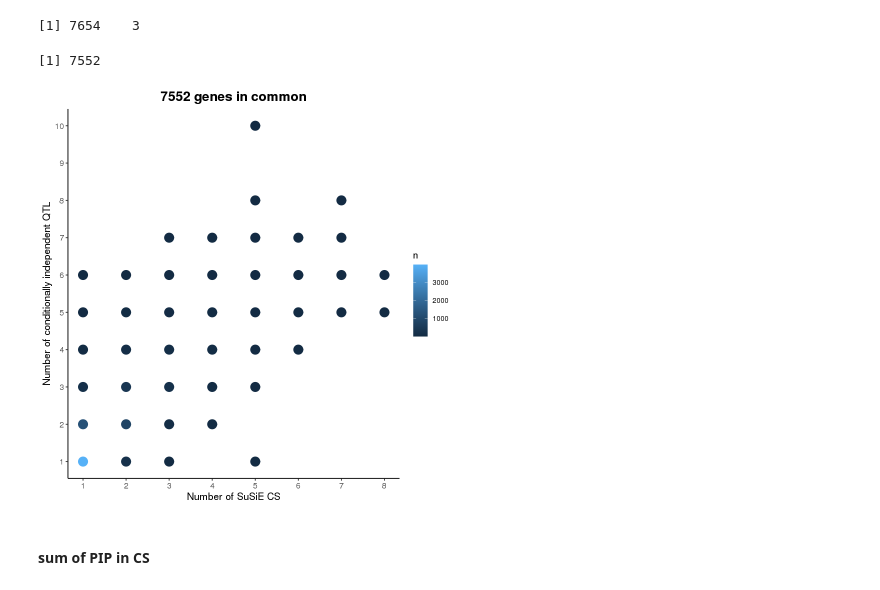
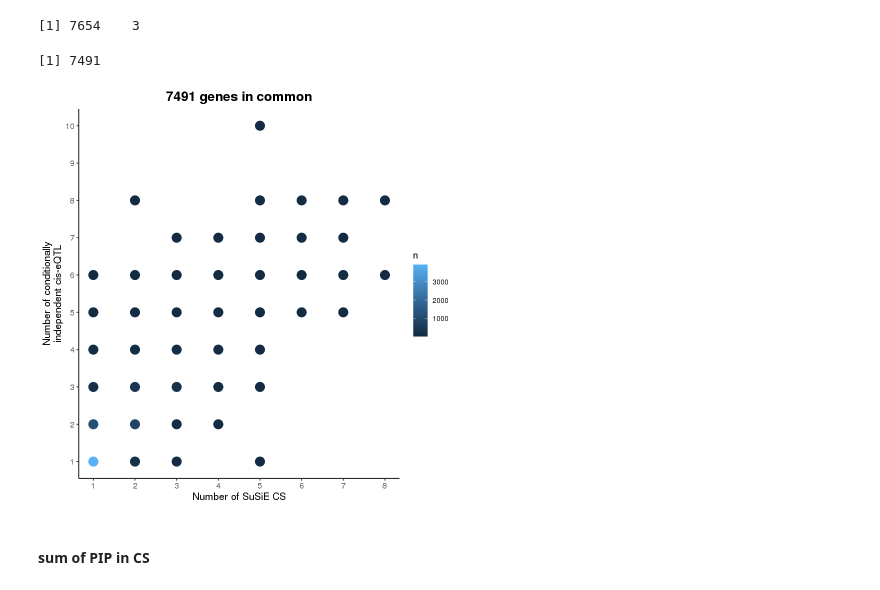
Before and after one commit to gandallab/devBrain_xQTL, a Jupyter notebook: code/04-QTL/cis-eQTL/susie_analysis.ipynb, the cells around one changed output. Drawn from its saved outputs; the diff is of its cells as text; code cells hidden in the pictures.

```diff
--- a/code/04-QTL/cis-eQTL/susie_analysis.ipynb
+++ b/code/04-QTL/cis-eQTL/susie_analysis.ipynb
@@ -172,5 +172,4 @@ ggsave("~/project-gandalm/isoform_twas/eqtl_new/figures/susie_num_cs.png", p, wi
 # %% [markdown]
 #### Number of independent signals compared to conditional QTL mapping
 # %%
-conditional <- fread("~/project-gandalm/isoform_twas/eqtl_new/results/mixed_conditional_90hcp/conditional_top_variants.txt", data.table = F)
-head(conditional)
+conditional <- fread("../mixed_conditional_90hcp/conditional_top_variants.txt", data.table = F)
@@ -233,25 +211,25 @@ dim(df)
 # %%
 sum(complete.cases(df))
 # %% [output]
-[1] 7552
+[1] 7491
 # %%
 df <- df[complete.cases(df),]
 # %%
 p <- ggplot(df, aes(x=cs_count, y=num_rank)) +
 #   geom_count(color = "steelblue1") +
   geom_count(aes(color = ..n..), size=5) +
 #   scale_size_area() +
 #   geom_hex() +
-  labs(x="Number of SuSiE CS", y="Number of conditionally independent QTL") +
-  ggtitle("7552 genes in common") +
+  labs(x="Number of SuSiE CS", y="Number of conditionally\nindependent cis-eQTL") +
+  ggtitle("7491 genes in common") +
   theme_classic() +
   theme(axis.text = element_text(size=10),
         axis.title = element_text(size=12),
         plot.title = element_text(size=16, face="bold", hjust=0.5),
         plot.subtitle = element_text(size=14, hjust=0.5)) +
   scale_x_continuous(breaks = seq(1,8,by=1)) +
   scale_y_continuous(breaks = seq(1,10,by=1))
 p
 # %% [output]
-[figure, old version]
+[figure, new version]
 # %%
```
Also changed, not shown: parts of 4 cells of this notebook, 17 other files.
